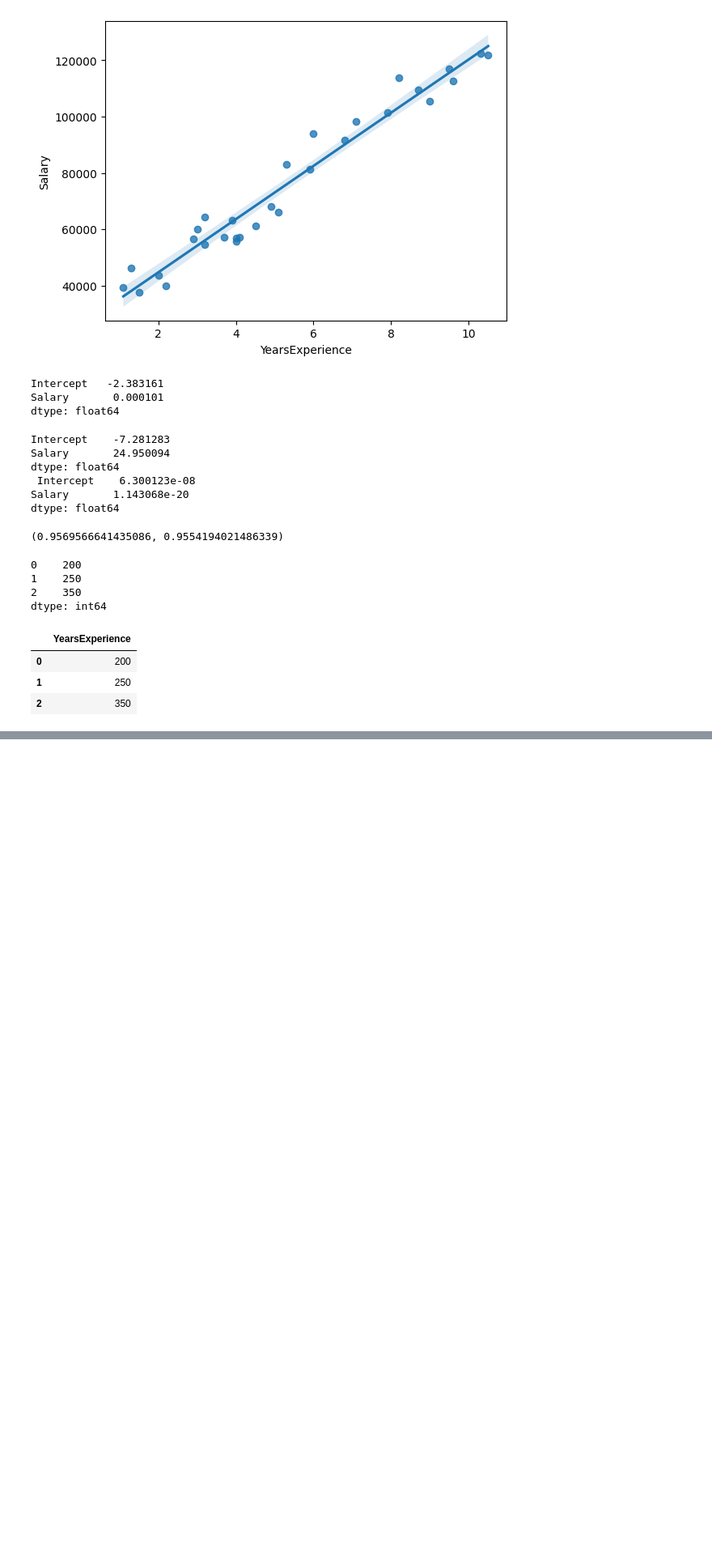
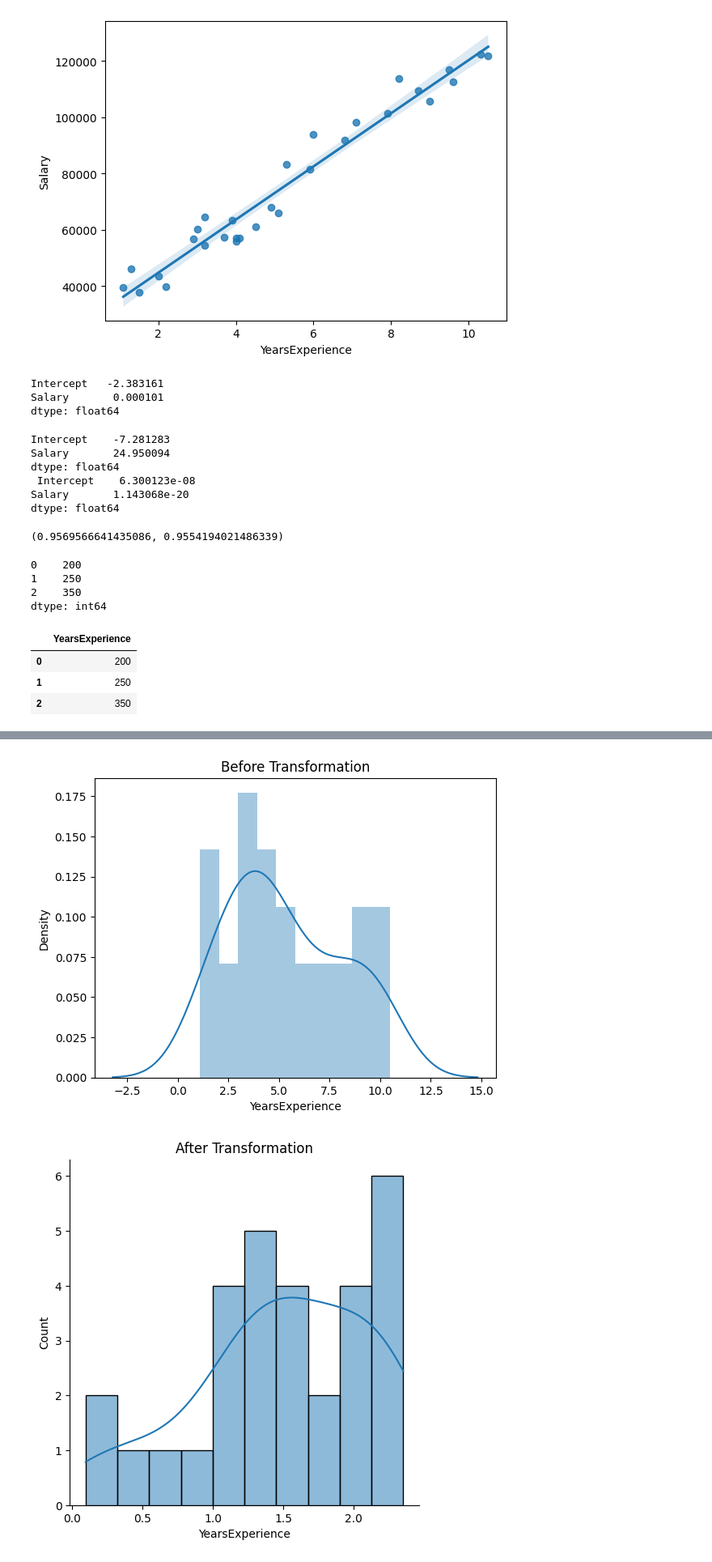
Before and after one commit to Sowmyaa2/Assignment-simplelinear-regression, a Jupyter notebook: Simple_linear_regression(Q_2).ipynb, the cells around one changed output, grey strips where cells are left out. Shown at 81% size. Saved outputs shown, nothing was run; the diff lists cells and outputs as text; code cells hidden in the pictures; blank space fills up the shorter version.

```diff
--- a/Simple_linear_regression(Q_2).ipynb
+++ b/Simple_linear_regression(Q_2).ipynb
@@ -163,0 +204,9 @@ strong multicollinearity or other numerical problems.
+# %%
+sns.distplot(data['YearsExperience'], bins = 10, kde = True)
+plt.title('Before Transformation')
+sns.displot(np.log(data['YearsExperience']), bins = 10, kde = True)
+plt.title('After Transformation')
+plt.show()
+# %% [output]
+[figure, added]
+[figure, added]
```
Also changed, not shown: parts of 19 cells of this notebook.
